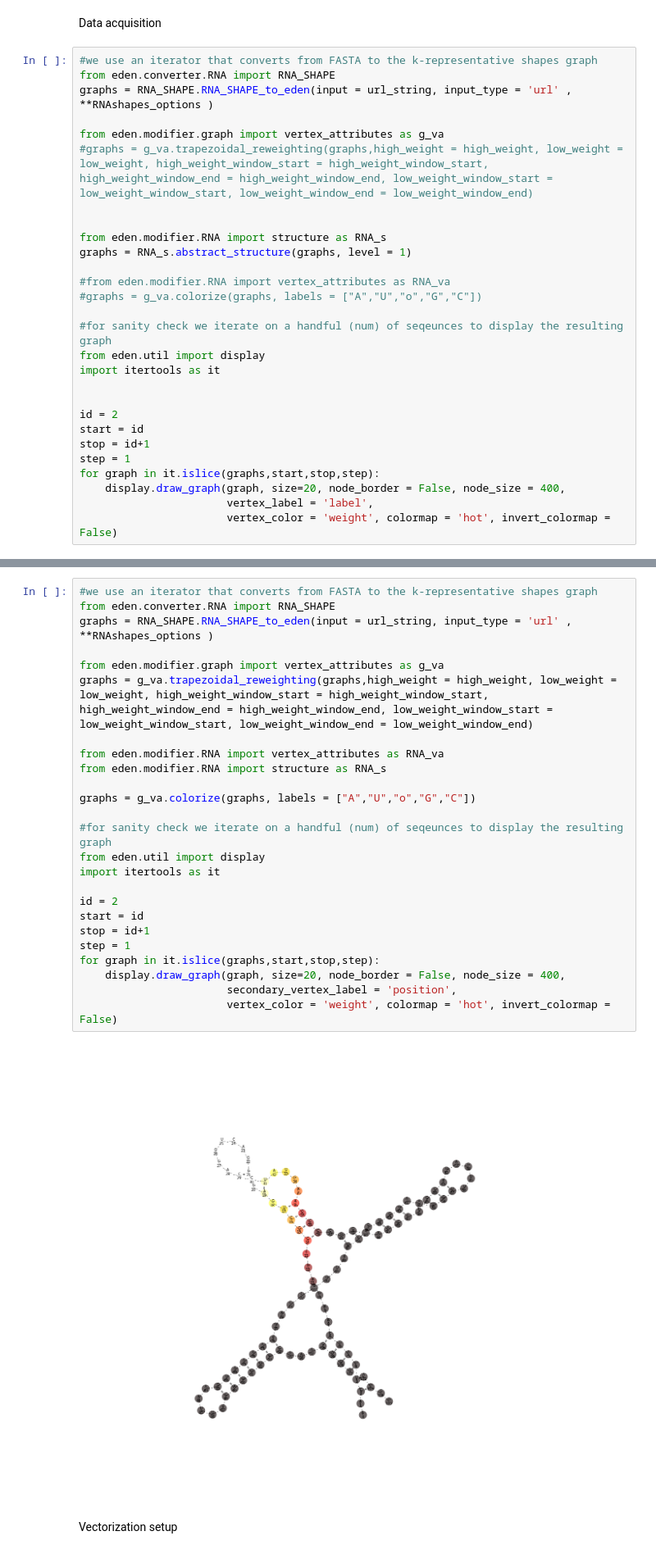
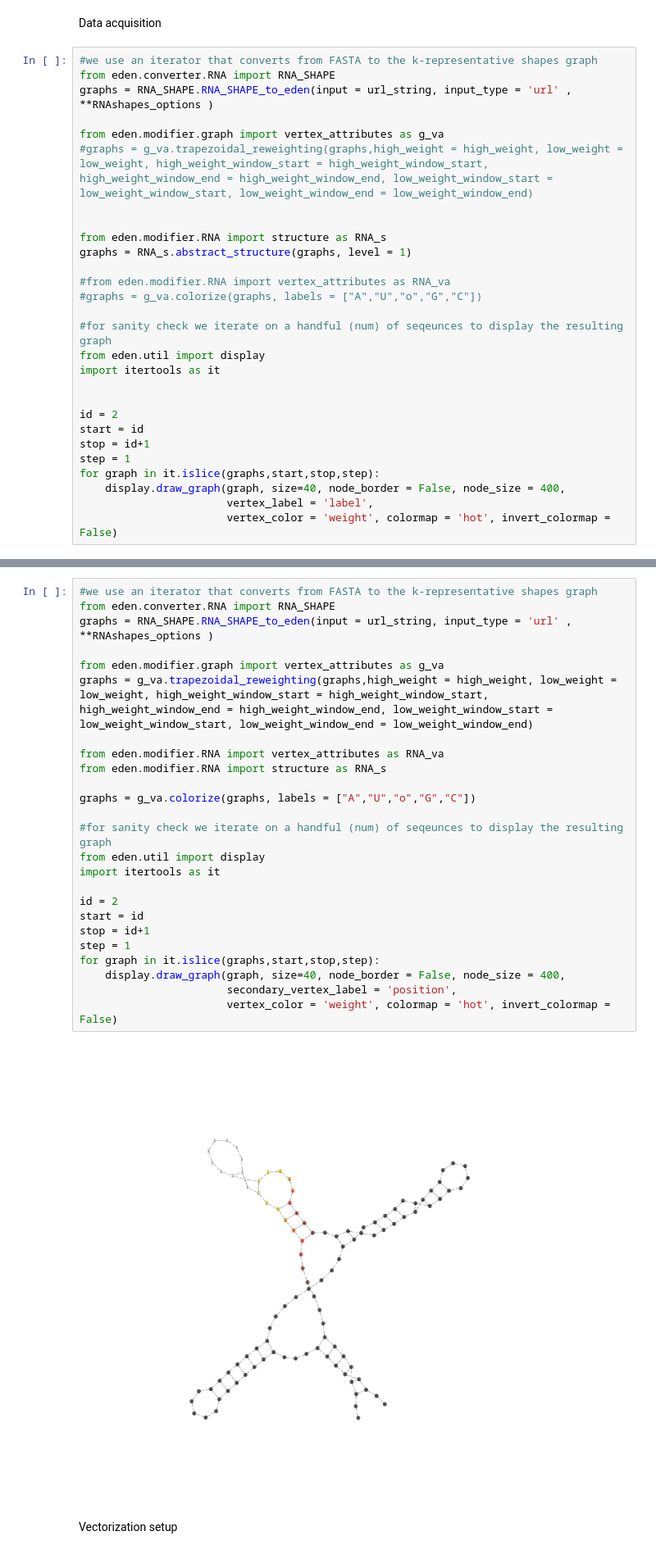
Before and after one commit to fabriziocosta/EDeN, a Jupyter notebook: examples/RNA.ipynb, the cells around one changed output, grey strips where cells are left out. Shown at 82% size. Saved outputs shown, nothing was run; the diff lists cells and outputs as text.

```diff
--- a/examples/RNA.ipynb
+++ b/examples/RNA.ipynb
@@ -52,7 +52,7 @@ start = id
 stop = id+1
 step = 1
 for graph in it.islice(graphs,start,stop,step):
-    display.draw_graph(graph, size=20, node_border = False, node_size = 400,
+    display.draw_graph(graph, size=40, node_border = False, node_size = 400,
                        vertex_label = 'label',
                        vertex_color = 'weight', colormap = 'hot', invert_colormap = False)
 # %% [output]
@@ -61,30 +60,30 @@ for graph in it.islice(graphs,start,stop,step):
 # %%
 #we use an iterator that converts from FASTA to the k-representative shapes graph
 from eden.converter.RNA import RNA_SHAPE
 graphs = RNA_SHAPE.RNA_SHAPE_to_eden(input = url_string, input_type = 'url' , **RNAshapes_options )
 
 from eden.modifier.graph import vertex_attributes as g_va
 graphs = g_va.trapezoidal_reweighting(graphs,high_weight = high_weight, low_weight = low_weight, high_weight_window_start = high_weight_window_start, high_weight_window_end = high_weight_window_end, low_weight_window_start = low_weight_window_start, low_weight_window_end = low_weight_window_end)
 
 from eden.modifier.RNA import vertex_attributes as RNA_va
 from eden.modifier.RNA import structure as RNA_s
 
 graphs = g_va.colorize(graphs, labels = ["A","U","o","G","C"])
 
 #for sanity check we iterate on a handful (num) of seqeunces to display the resulting graph
 from eden.util import display
 import itertools as it
 
 id = 2
 start = id
 stop = id+1
 step = 1
 for graph in it.islice(graphs,start,stop,step):
-    display.draw_graph(graph, size=20, node_border = False, node_size = 400,
+    display.draw_graph(graph, size=40, node_border = False, node_size = 400,
                        secondary_vertex_label = 'position',
                        vertex_color = 'weight', colormap = 'hot', invert_colormap = False)
 # %% [output]
-[figure, old version]
+[figure, new version]
 # %% [markdown]
 Vectorization setup
 # %%
```
Also changed, not shown: parts of 8 cells of this notebook, 5 other files.
